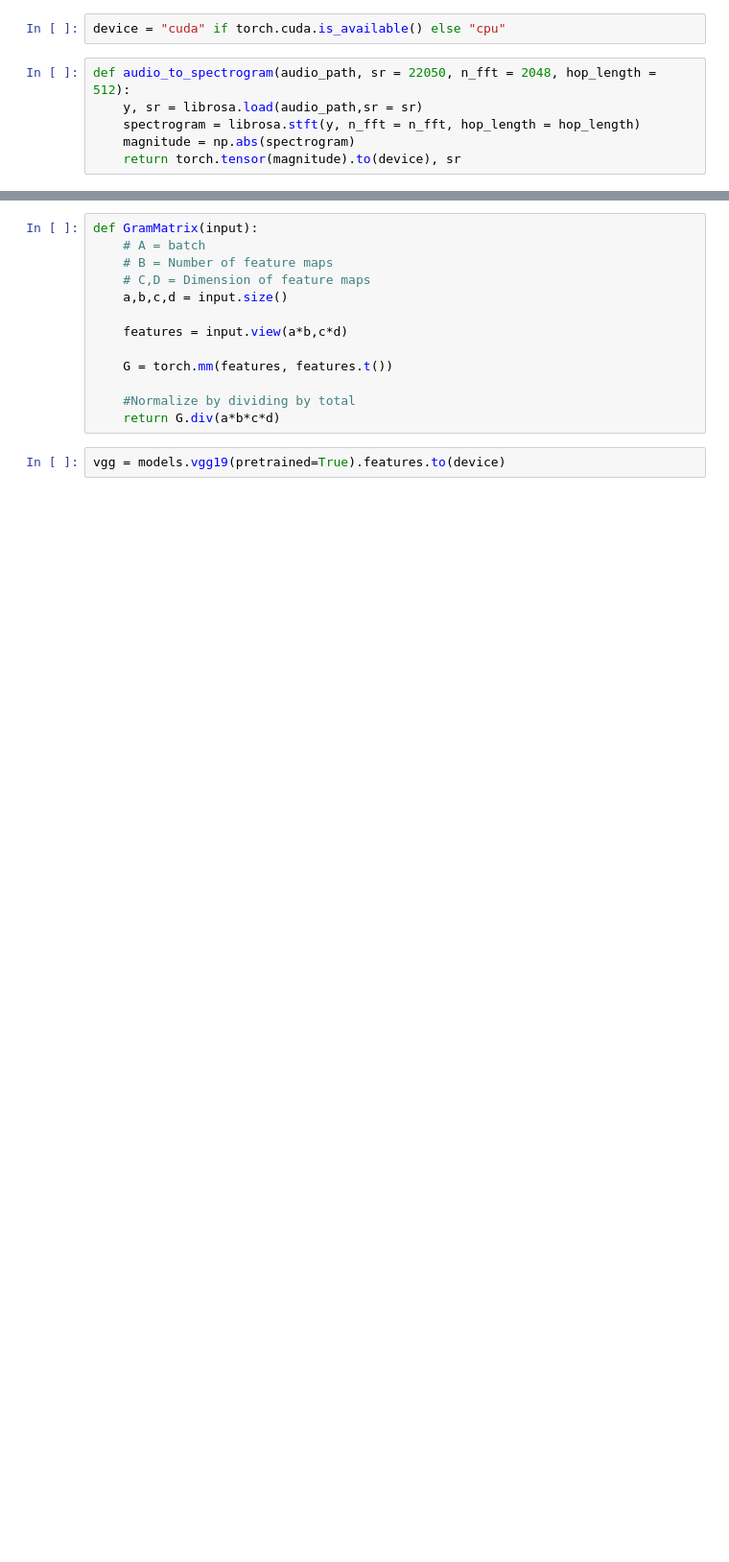
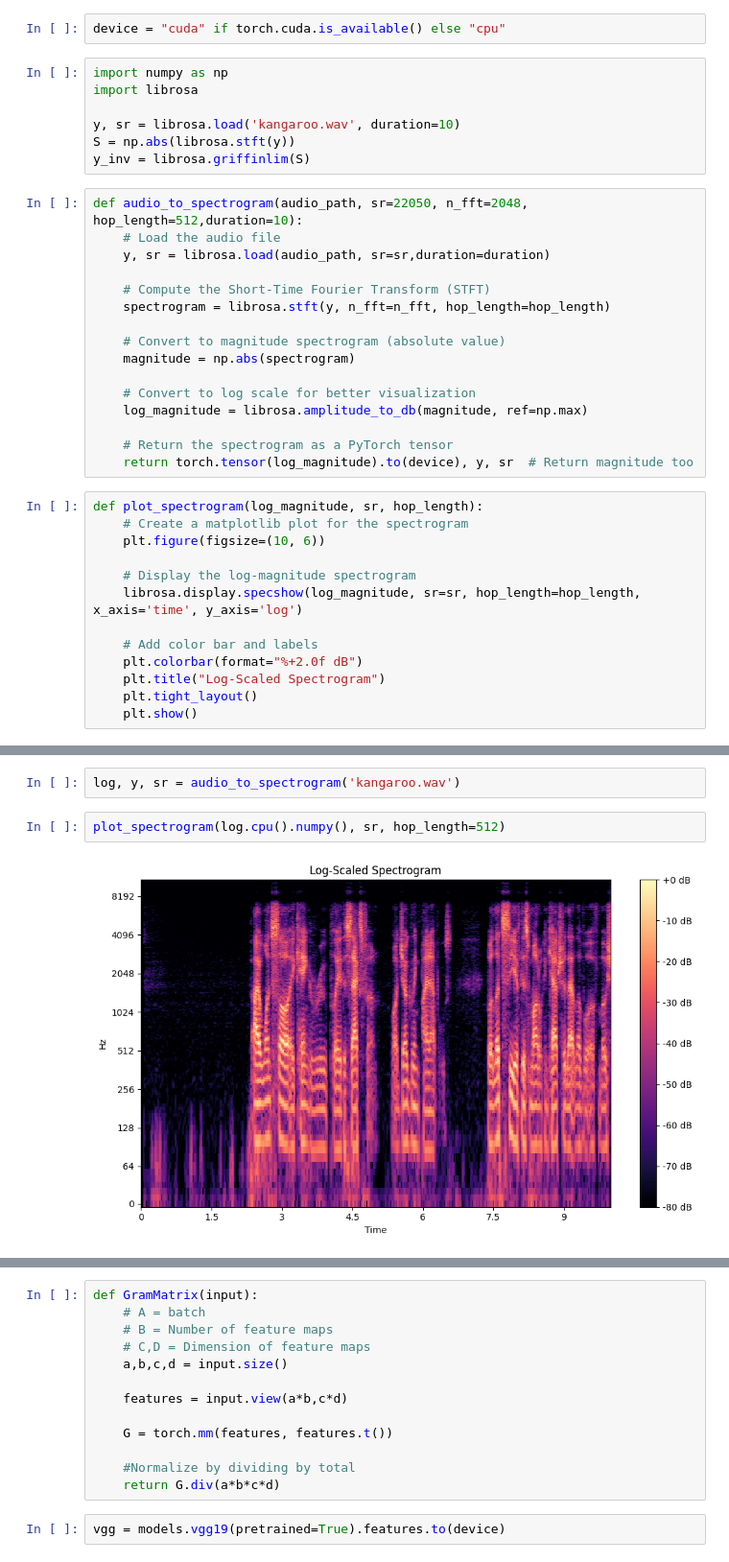
Before and after one commit to khaitha/Audio-style-Transfer, a Jupyter notebook: main.ipynb, the cells around one changed output, grey strips where cells are left out. Shown at 96% size. Saved outputs shown, nothing was run; the diff lists cells and outputs as text; blank space fills up the shorter version.

```diff
--- a/main.ipynb
+++ b/main.ipynb
@@ -10,8 +14,38 @@ from torchvision import models
 # %%
 device = "cuda" if torch.cuda.is_available() else "cpu"
+# %%
+import numpy as np
+import librosa
+
+y, sr = librosa.load('kangaroo.wav', duration=10)
+S = np.abs(librosa.stft(y))
+y_inv = librosa.griffinlim(S)
 # %%
-def audio_to_spectrogram(audio_path, sr = 22050, n_fft = 2048, hop_length = 512):
-    y, sr = librosa.load(audio_path,sr = sr)
-    spectrogram = librosa.stft(y, n_fft = n_fft, hop_length = hop_length)
+def audio_to_spectrogram(audio_path, sr=22050, n_fft=2048, hop_length=512,duration=10):
+    # Load the audio file
+    y, sr = librosa.load(audio_path, sr=sr,duration=duration)
+
+    # Compute the Short-Time Fourier Transform (STFT)
+    spectrogram = librosa.stft(y, n_fft=n_fft, hop_length=hop_length)
+
+    # Convert to magnitude spectrogram (absolute value)
     magnitude = np.abs(spectrogram)
-    return torch.tensor(magnitude).to(device), sr
+
+    # Convert to log scale for better visualization
+    log_magnitude = librosa.amplitude_to_db(magnitude, ref=np.max)
+
+    # Return the spectrogram as a PyTorch tensor
+    return torch.tensor(log_magnitude).to(device), y, sr  # Return magnitude too
+# %%
+def plot_spectrogram(log_magnitude, sr, hop_length):
+    # Create a matplotlib plot for the spectrogram
+    plt.figure(figsize=(10, 6))
+
+    # Display the log-magnitude spectrogram
+    librosa.display.specshow(log_magnitude, sr=sr, hop_length=hop_length, x_axis='time', y_axis='log')
+
+    # Add color bar and labels
+    plt.colorbar(format="%+2.0f dB")
+    plt.title("Log-Scaled Spectrogram")
+    plt.tight_layout()
+    plt.show()
@@ -17,0 +57,6 @@ def audio_to_spectrogram(audio_path, sr = 22050, n_fft = 2048, hop_length = 512)
+# %%
+log, y, sr = audio_to_spectrogram('kangaroo.wav')
+# %%
+plot_spectrogram(log.cpu().numpy(), sr, hop_length=512)
+# %% [output]
+[figure, added]
```
Also changed, not shown: parts of 16 cells of this notebook, 2 other files.
